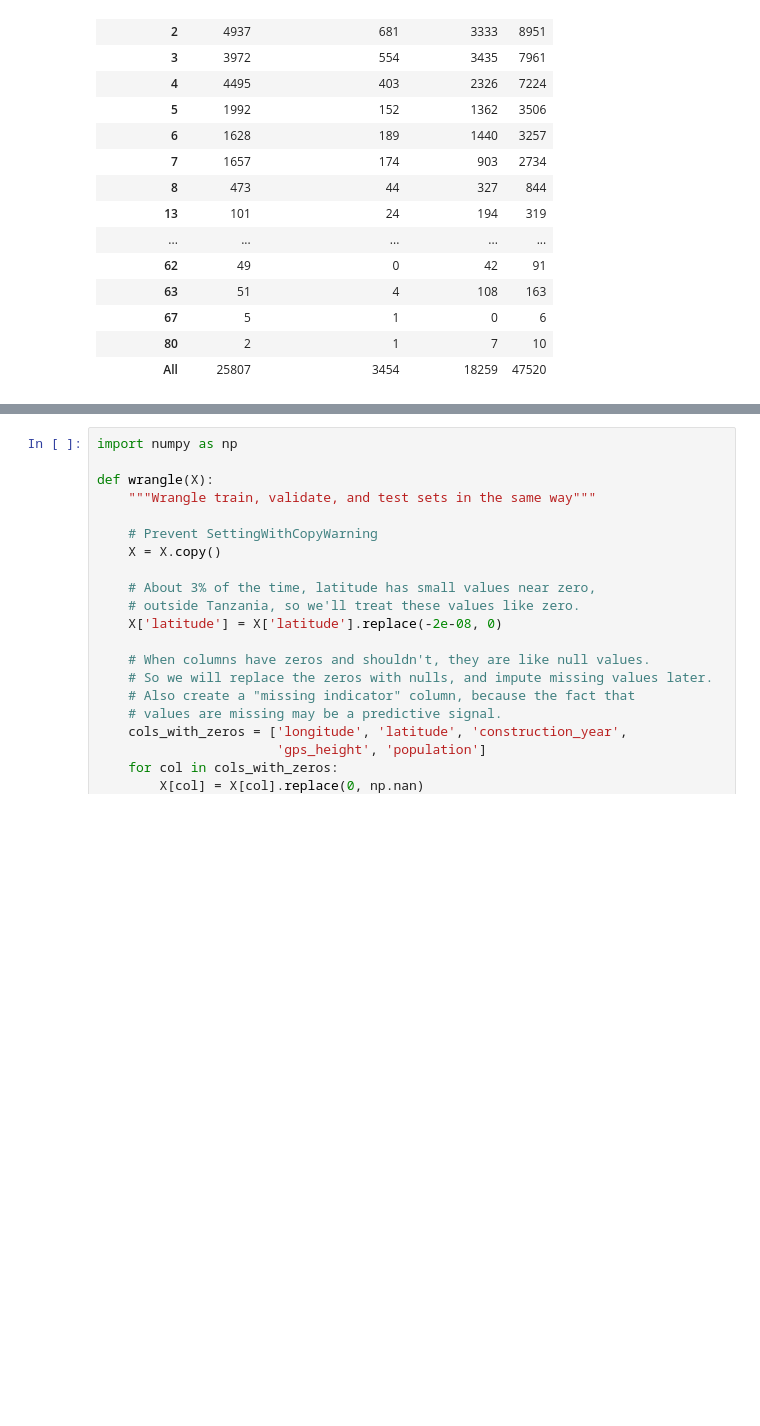
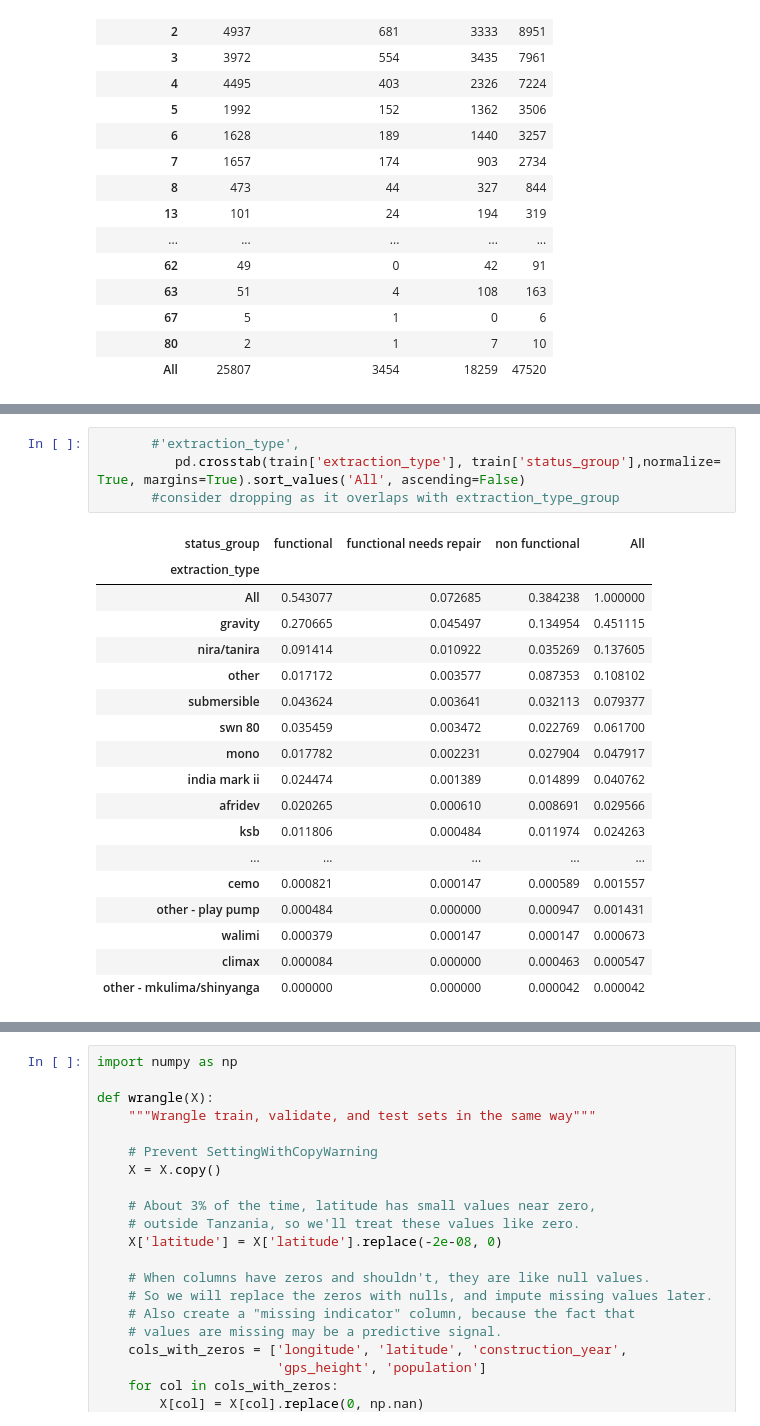
Before and after one commit to alastra32/DS-Unit-2-Kaggle-Challenge, a Jupyter notebook: module2/assignment_kaggle_challenge_2.ipynb, the cells around one changed output, grey strips where cells are left out. Drawn from its saved outputs; the diff is of its cells as text; blank space fills up the shorter version.

```diff
--- a/module2/assignment_kaggle_challenge_2.ipynb
+++ b/module2/assignment_kaggle_challenge_2.ipynb
@@ -211,0 +476,23 @@ pd.crosstab(train['district_code'], train['status_group'],margins=True)
+# %%
+       #'extraction_type',
+          pd.crosstab(train['extraction_type'], train['status_group'],normalize= True, margins=True).sort_values('All', ascending=False)
+       #consider dropping as it overlaps with extraction_type_group
+# %% [output]
+| status_group | functional | functional needs repair | non functional | All |
+| extraction_type |  |  |  |  |
+| All | 0.543077 | 0.072685 | 0.384238 | 1.000000 |
+| gravity | 0.270665 | 0.045497 | 0.134954 | 0.451115 |
+| nira/tanira | 0.091414 | 0.010922 | 0.035269 | 0.137605 |
+| other | 0.017172 | 0.003577 | 0.087353 | 0.108102 |
+| submersible | 0.043624 | 0.003641 | 0.032113 | 0.079377 |
+| swn 80 | 0.035459 | 0.003472 | 0.022769 | 0.061700 |
+| mono | 0.017782 | 0.002231 | 0.027904 | 0.047917 |
+| india mark ii | 0.024474 | 0.001389 | 0.014899 | 0.040762 |
+| afridev | 0.020265 | 0.000610 | 0.008691 | 0.029566 |
+| ksb | 0.011806 | 0.000484 | 0.011974 | 0.024263 |
+| ... | ... | ... | ... | ... |
+| cemo | 0.000821 | 0.000147 | 0.000589 | 0.001557 |
+| other - play pump | 0.000484 | 0.000000 | 0.000947 | 0.001431 |
+| walimi | 0.000379 | 0.000147 | 0.000147 | 0.000673 |
+| climax | 0.000084 | 0.000000 | 0.000463 | 0.000547 |
+| other - mkulima/shinyanga | 0.000000 | 0.000000 | 0.000042 | 0.000042 |
```
Also changed, not shown: parts of 31 cells of this notebook.
